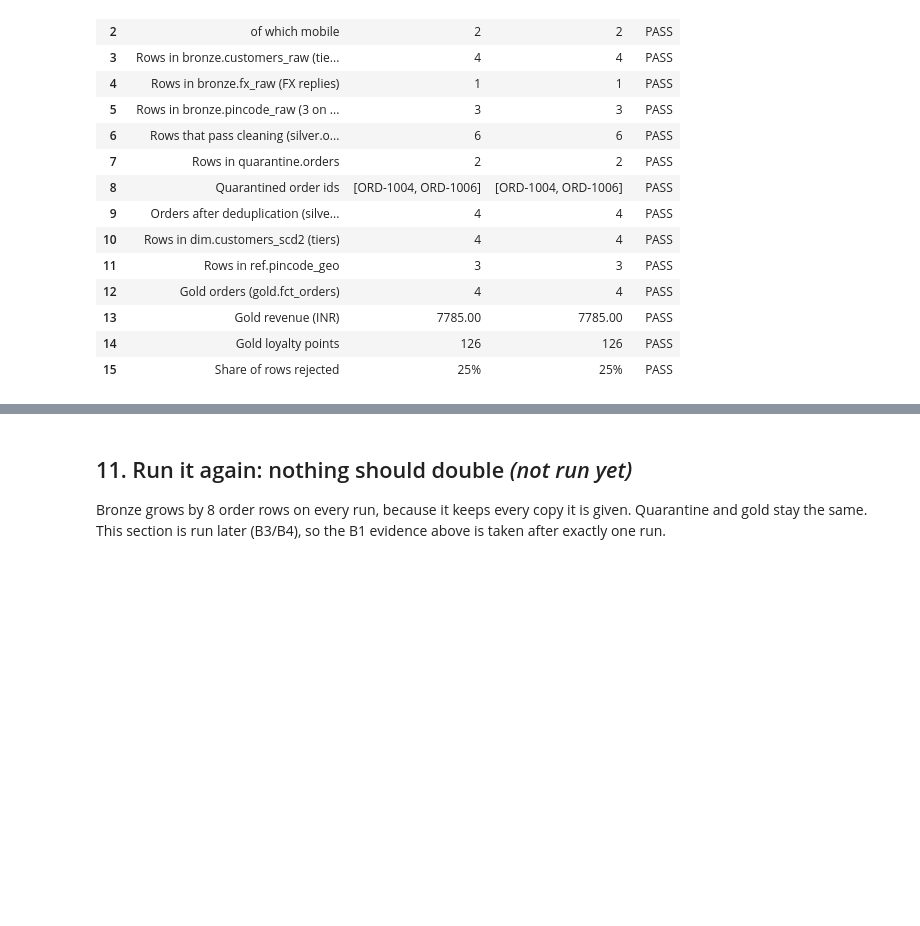
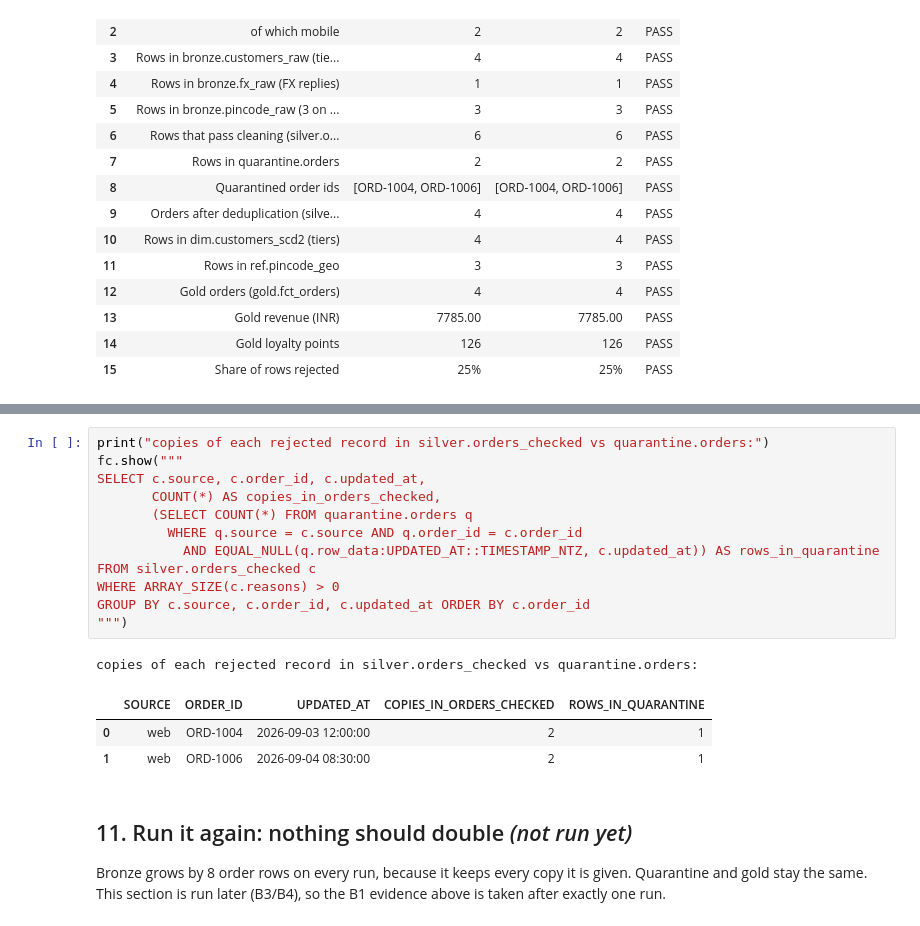
Before and after one commit to Ravikumar-2016/freshcart-pipelines, a Jupyter notebook: elt/freshcart_elt.ipynb, the cells around one changed output, grey strips where cells are left out. Saved outputs shown, nothing was run; the diff lists cells and outputs as text; blank space fills up the shorter version.

```diff
--- a/elt/freshcart_elt.ipynb
+++ b/elt/freshcart_elt.ipynb
@@ -270,3 +392,20 @@ result
+# %%
+print("copies of each rejected record in silver.orders_checked vs quarantine.orders:")
+fc.show("""
+SELECT c.source, c.order_id, c.updated_at,
+       COUNT(*) AS copies_in_orders_checked,
+       (SELECT COUNT(*) FROM quarantine.orders q
+         WHERE q.source = c.source AND q.order_id = c.order_id
+           AND EQUAL_NULL(q.row_data:UPDATED_AT::TIMESTAMP_NTZ, c.updated_at)) AS rows_in_quarantine
+FROM silver.orders_checked c
+WHERE ARRAY_SIZE(c.reasons) > 0
+GROUP BY c.source, c.order_id, c.updated_at ORDER BY c.order_id
+""")
+# %% [output]
+copies of each rejected record in silver.orders_checked vs quarantine.orders:
+|  | SOURCE | ORDER_ID | UPDATED_AT | COPIES_IN_ORDERS_CHECKED | ROWS_IN_QUARANTINE |
+| 0 | web | ORD-1004 | 2026-09-03 12:00:00 | 2 | 1 |
+| 1 | web | ORD-1006 | 2026-09-04 08:30:00 | 2 | 1 |
 # %% [markdown]
 ## 11. Run it again: nothing should double *(not run yet)*
 Bronze grows by 8 order rows on every run, because it keeps every copy it is given. Quarantine and gold stay the same.
```
Also changed, not shown: parts of 12 cells of this notebook, 6 other files.
